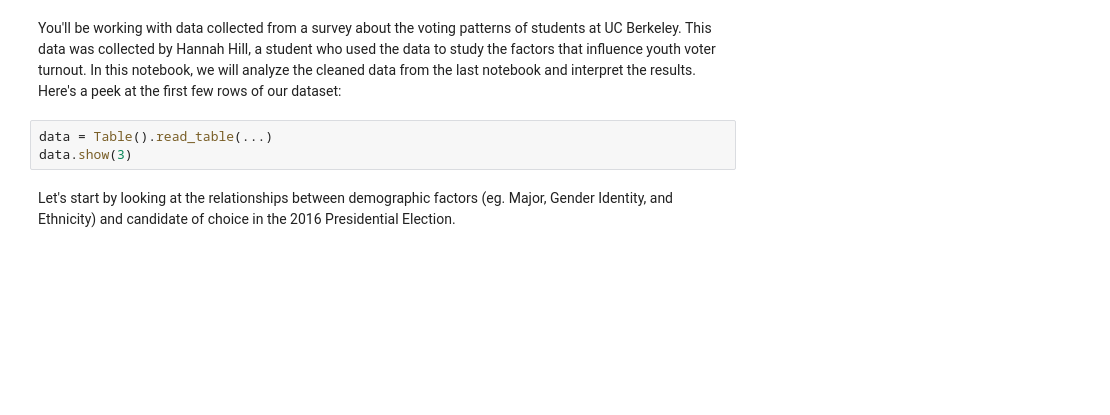
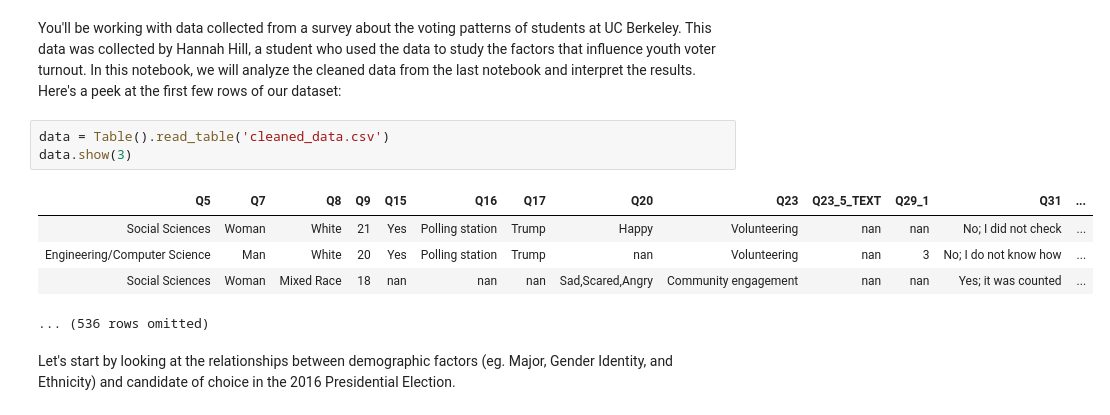
Before and after one commit to ds-modules/surveydata, a Jupyter notebook: lab02-no-answers.ipynb, the cells around one changed output. Cells and saved outputs as stored; diff of their text form; blank space fills up the shorter version.

```diff
--- a/lab02-no-answers.ipynb
+++ b/lab02-no-answers.ipynb
@@ -62,8 +62,14 @@ sns.set()
 # %% [markdown]
 You'll be working with data collected from a survey about the voting patterns of students at UC Berkeley. This data was collected by Hannah Hill, a student who used the data to study the factors that influence youth voter turnout. In this notebook, we will analyze the cleaned data from the last notebook and interpret the results. Here's a peek at the first few rows of our dataset:
 # %%
-data = Table().read_table(...)
+data = Table().read_table('cleaned_data.csv')
 data.show(3)
+# %% [output]
+| Q5 | Q7 | Q8 | Q9 | Q15 | Q16 | Q17 | Q20 | Q23 | Q23_5_TEXT | Q29_1 | Q31 | ... |
+| Social Sciences | Woman | White | 21 | Yes | Polling station | Trump | Happy | Volunteering | nan | nan | No; I did not check | ... |
+| Engineering/Computer Science | Man | White | 20 | Yes | Polling station | Trump | nan | Volunteering | nan | 3 | No; I do not know how | ... |
+| Social Sciences | Woman | Mixed Race | 18 | nan | nan | nan | Sad,Scared,Angry | Community engagement | nan | nan | Yes; it was counted | ... |
+... (536 rows omitted)
 # %% [markdown]
 Let's start by looking at the relationships between demographic factors (eg. Major, Gender Identity, and Ethnicity) and candidate of choice in the 2016 Presidential Election.
 # %% [markdown]
```
Also changed, not shown: parts of 26 cells of this notebook.
